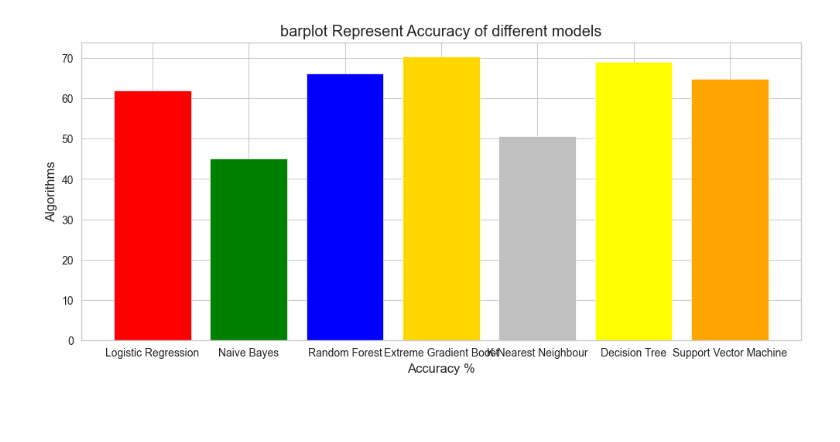
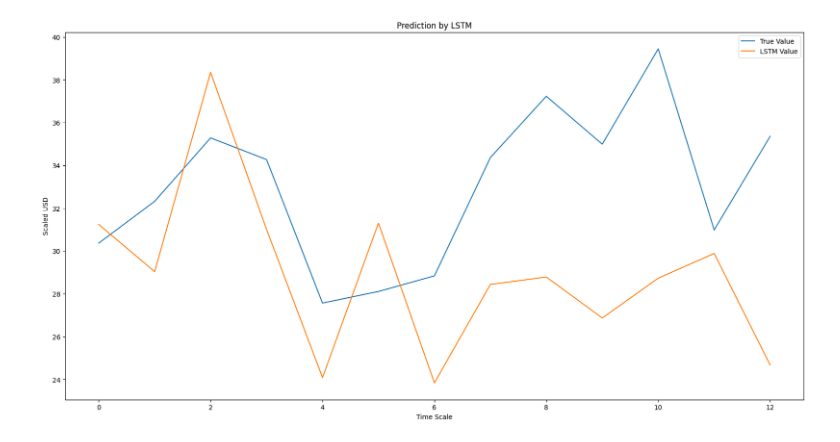
Before and after one commit to Abhishek02bhardwaj/Cricketer-Retirement-Prediction, a Jupyter notebook: lstmnn.ipynb, the cells around one changed output. Drawn from its saved outputs; the diff is of its cells as text; code cells hidden in the pictures; blank space fills up the shorter version.

```diff
--- a/lstmnn.ipynb
+++ b/lstmnn.ipynb
@@ -204,0 +96,2 @@ len(y_train)
+# %%
+history=lstm.fit(X_train, y_train, epochs=100, batch_size=8, verbose=1, shuffle=False)
@@ -205,2 +116,2 @@ len(y_train)
 # %%
-predictions = logmodel.predict(X_test)
+y_pred= lstm.predict(X_test)
@@ -503,12 +119,0 @@ plt.show()
-# %%
-from scipy import stats
-data1=data.iloc[:, :41]
-data1=data1[(np.abs(stats.zscore(data1)) < 3).all(axis=1)]
-
-from sklearn.model_selection import train_test_split
-X_train, X_test, y_train, y_test = train_test_split(
-                                                    data1.drop(["seizure_type"], axis=1),
-#                                                     df[["Alb (0) (g/dl) (R=3.5-5)"]],
-                                                    data1['seizure_type'], test_size=0.20,
-                                                    random_state=101)
-len(data1)
@@ -765,19 +119,0 @@ svc_false_positive_rate,svc_true_positive_rate,svc_threshold = roc_curve(y_test,
-# %%
-
-sns.set_style('whitegrid')
-plt.figure(figsize=(10,5))
-plt.title('Reciver Operating Characterstic Curve')
-plt.plot(lr_false_positive_rate,lr_true_positive_rate,label='Logistic Regression')
-plt.plot(nb_false_positive_rate,nb_true_positive_rate,label='Naive Bayes')
-plt.plot(rf_false_positive_rate,rf_true_positive_rate,label='Random Forest')
-plt.plot(xgb_false_positive_rate,xgb_true_positive_rate,label='Extreme Gradient Boost')
-plt.plot(knn_false_positive_rate,knn_true_positive_rate,label='K-Nearest Neighbor')
-plt.plot(dt_false_positive_rate,dt_true_positive_rate,label='Desion Tree')
-plt.plot(svc_false_positive_rate,svc_true_positive_rate,label='Support Vector Classifier')
-plt.plot([0,1],ls='--')
-plt.plot([0,0],[1,0],c='.5')
-plt.plot([1,1],c='.5')
-plt.ylabel('True positive rate')
-plt.xlabel('False positive rate')
-plt.legend()
-plt.show()
@@ -803,11 +120,10 @@ model_ev
-# %%
-colors = ['red','green','blue','gold','silver','yellow','orange',]
-plt.figure(figsize=(12,5))
-plt.title("barplot Represent Accuracy of different models")
-plt.xlabel("Accuracy %")
-plt.ylabel("Algorithms")
-plt.bar(model_ev['Model'],model_ev['Accuracy'],color = colors)
-
-plt.show()
-# %% [output]
-[figure, removed]
+# %%
+plt.plot(y_test, label='True Value')
+plt.plot(y_pred, label='LSTM Value')
+plt.title("Prediction by LSTM")
+plt.xlabel('Time Scale')
+plt.ylabel('Scaled USD')
+plt.legend()
+plt.show()
+# %% [output]
+[figure, added]
```
Also changed, not shown: parts of 46 cells of this notebook, 1 other file.
